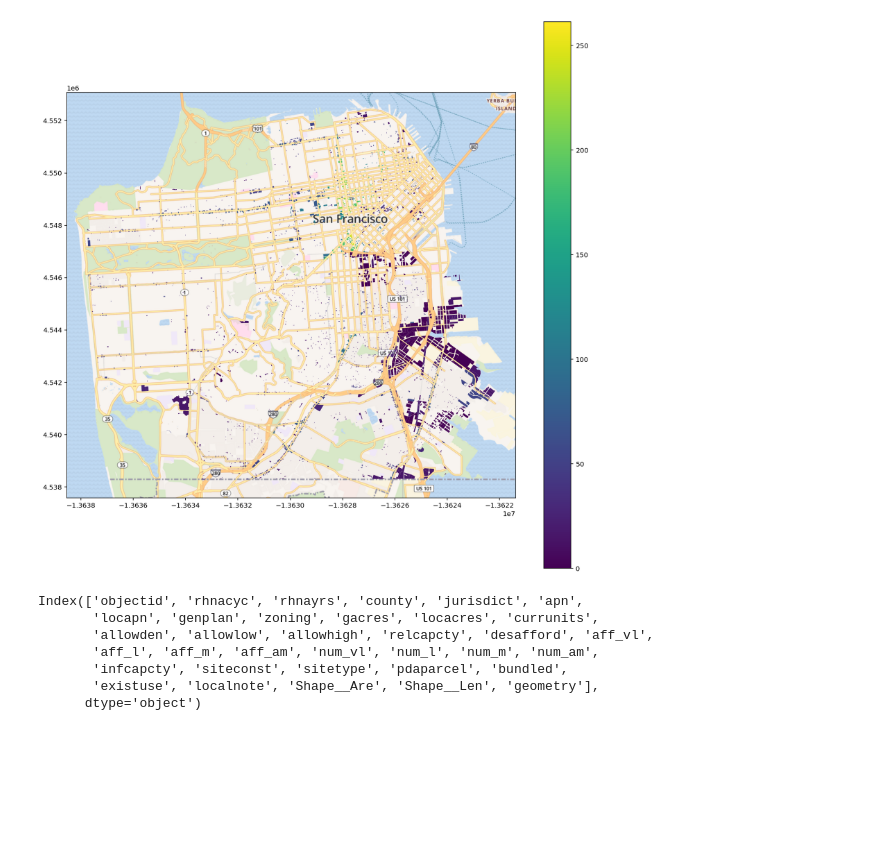
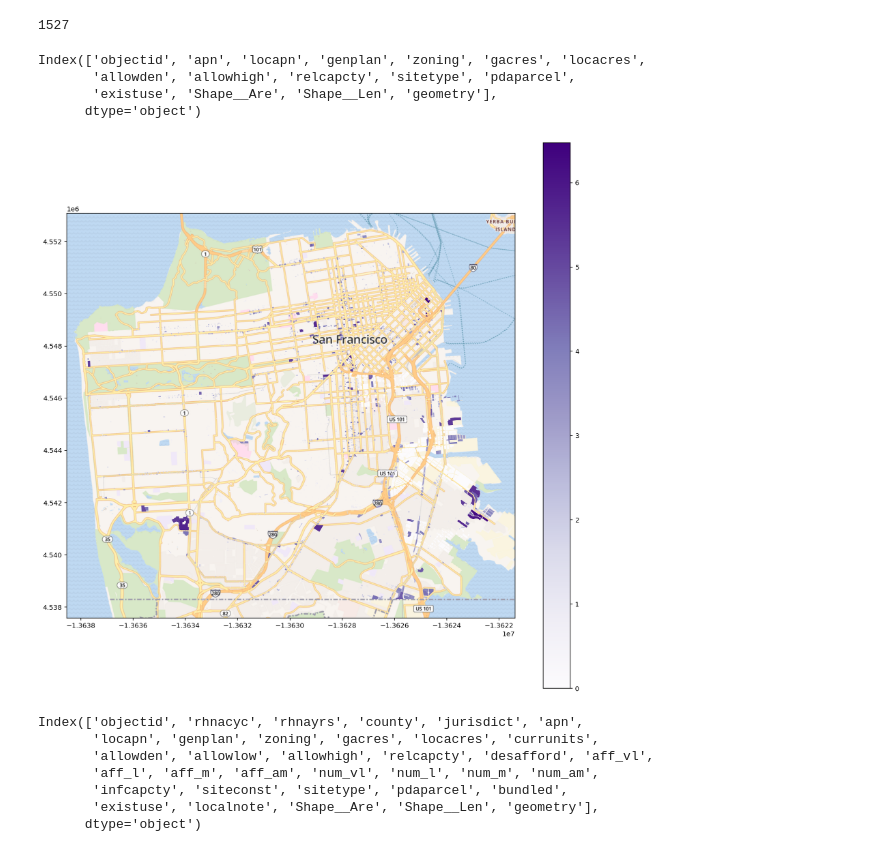
Before and after one commit to YIMBYdata/housing-elements, a Jupyter notebook: SF Housing Element.ipynb, the cells around one changed output. Cells and saved outputs as stored; diff of their text form; code cells hidden in the pictures; blank space fills up the shorter version.

```diff
--- a/SF Housing Element.ipynb
+++ b/SF Housing Element.ipynb
@@ -12,5 +12,6 @@ df = gpd.read_file(
 )
 # %%
 sf_sites = df.query('jurisdict == "San Francisco" and rhnacyc == "RHNA5"').copy()
+sf_sites.fillna(value=np.nan, inplace=True)
 sf_sites['allowden'] = sf_sites['allowden'].astype(float)
 sf_sites['relcapcty'] = sf_sites['relcapcty'].astype(float)
@@ -16,0 +39,4 @@ sf_sites['relcapcty'] = sf_sites['relcapcty'].astype(float)
+# %%
+is_constant = ((sf_sites == sf_sites.iloc[0]).all())
+constant_cols = is_constant[is_constant].index.values
+constant_cols
@@ -16,0 +46,4 @@ sf_sites['relcapcty'] = sf_sites['relcapcty'].astype(float)
+# %%
+sf_sites.drop(constant_cols, axis=1, inplace=True)
+# %%
+sf_sites.dropna(how='all', axis=1, inplace=True)
@@ -17,19 +108,33 @@ sf_sites['relcapcty'] = sf_sites['relcapcty'].astype(float)
+# %%
+# relcapcty exceeds allowhigh on 1527 parcels
+sum(sf_sites.relcapcty > sf_sites.allowhigh)
+# %% [output]
+1527
+# %%
+sf_sites.columns
+# %% [output]
+Index(['objectid', 'apn', 'locapn', 'genplan', 'zoning', 'gacres', 'locacres',
+       'allowden', 'allowhigh', 'relcapcty', 'sitetype', 'pdaparcel',
+       'existuse', 'Shape__Are', 'Shape__Len', 'geometry'],
+      dtype='object')
 # %%
 %matplotlib inline
 %config InlineBackend.figure_format='retina'
+
+sf_sites['relcapcty_ln'] = np.log(sf_sites.relcapcty + 1)
 
 to_plot = sf_sites.to_crs(epsg=3857)
 
 fig, ax = plt.subplots(figsize=(15, 15))
 
-to_plot.plot(ax=ax, column='allowden', legend=True)
+to_plot.plot(ax=ax, column='relcapcty_ln', legend=True, cmap='Purples')
 
 ctx.add_basemap(
     ax,
     source='https://tiles.stadiamaps.com/tiles/osm_bright/{z}/{x}/{y}{r}.png?api_key=c50d11b9-261a-4916-b968-fe8854621c78'
 )
 # %% [output]
-[figure, old version]
+[figure, new version]
 # %%
 df.columns
 # %% [output]
```
Also changed, not shown: parts of 21 cells of this notebook.
